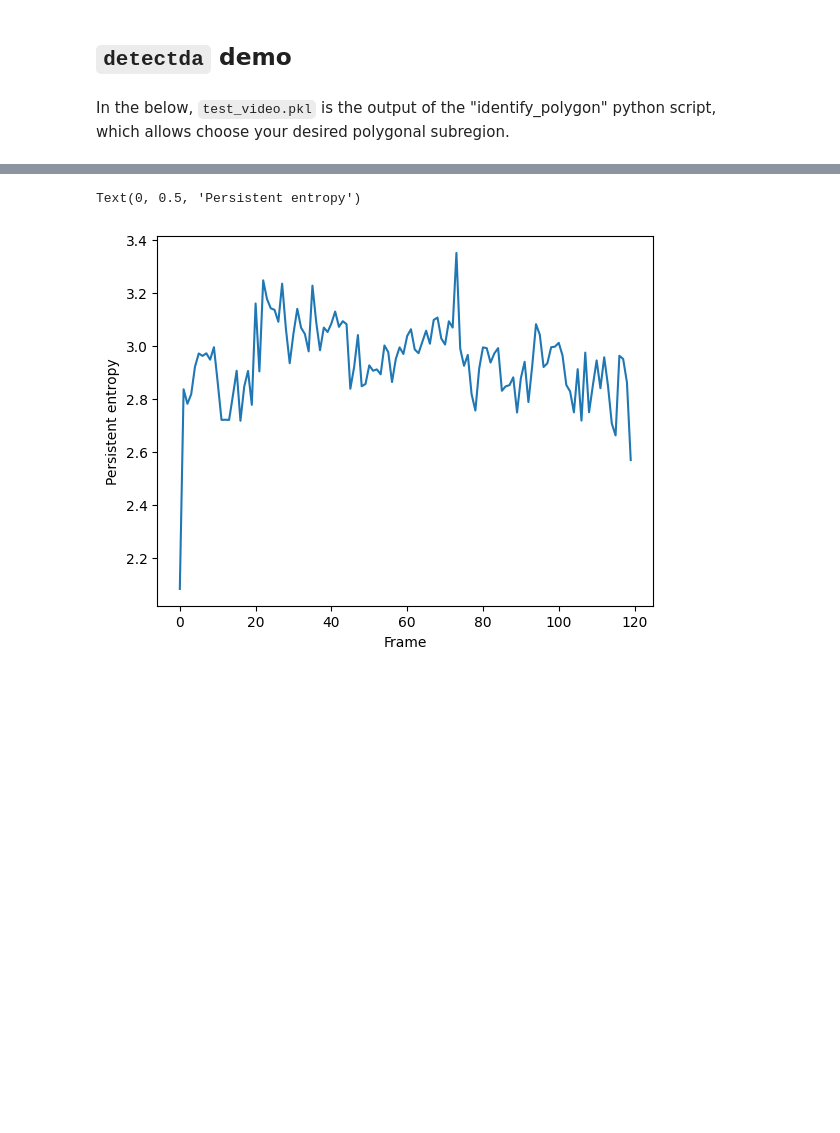
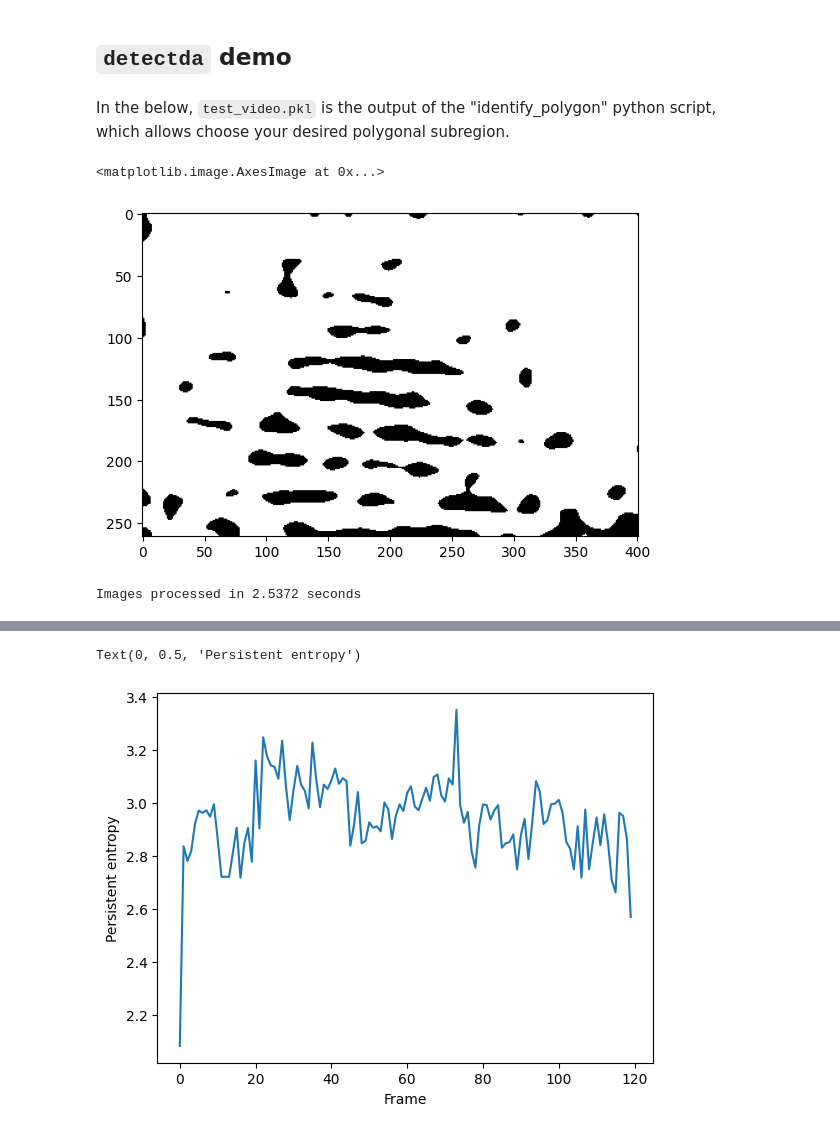
Before and after one commit to manilasoldier/detectda, a Jupyter notebook: detectda_demo.ipynb, the cells around one changed output, grey strips where cells are left out. Drawn from its saved outputs; the diff is of its cells as text; code cells hidden in the pictures; blank space fills up the shorter version.

Commit message:
Added in PD thresholding

```diff
--- a/detectda_demo.ipynb
+++ b/detectda_demo.ipynb
@@ -14,4 +19,15 @@ import cv2
 impol = dtda.ImageSeriesPickle('detectda/tests/test_video.pkl', div=32, n_jobs=2)
+# %%
+plt.imshow(a[1], cmap='gray')
+# %% [output]
+<matplotlib.image.AxesImage at 0x...>
+[figure, added]
+# %%
+kim = dtda.ImageSeriesPlus(impol.video[60:65])
+kim.fit(sigma=6)
+a=kim.pd_threshold(0, 4, dim=0)
+# %% [output]
+Images processed in 2.5372 seconds
 # %%
 #Fit persistence diagrams for every image in the polygonal region of the test video
 impol.fit(sigma=2)
```
Also changed, not shown: parts of 4 cells of this notebook, 3 other files.
